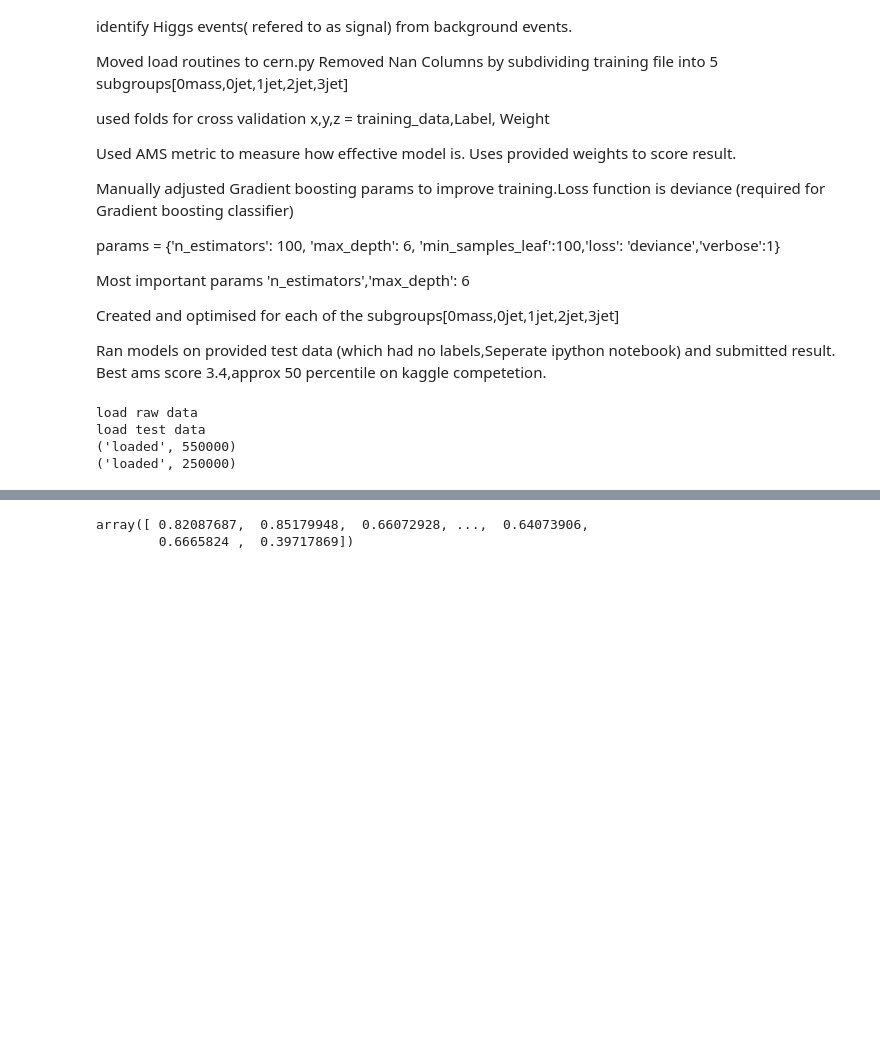
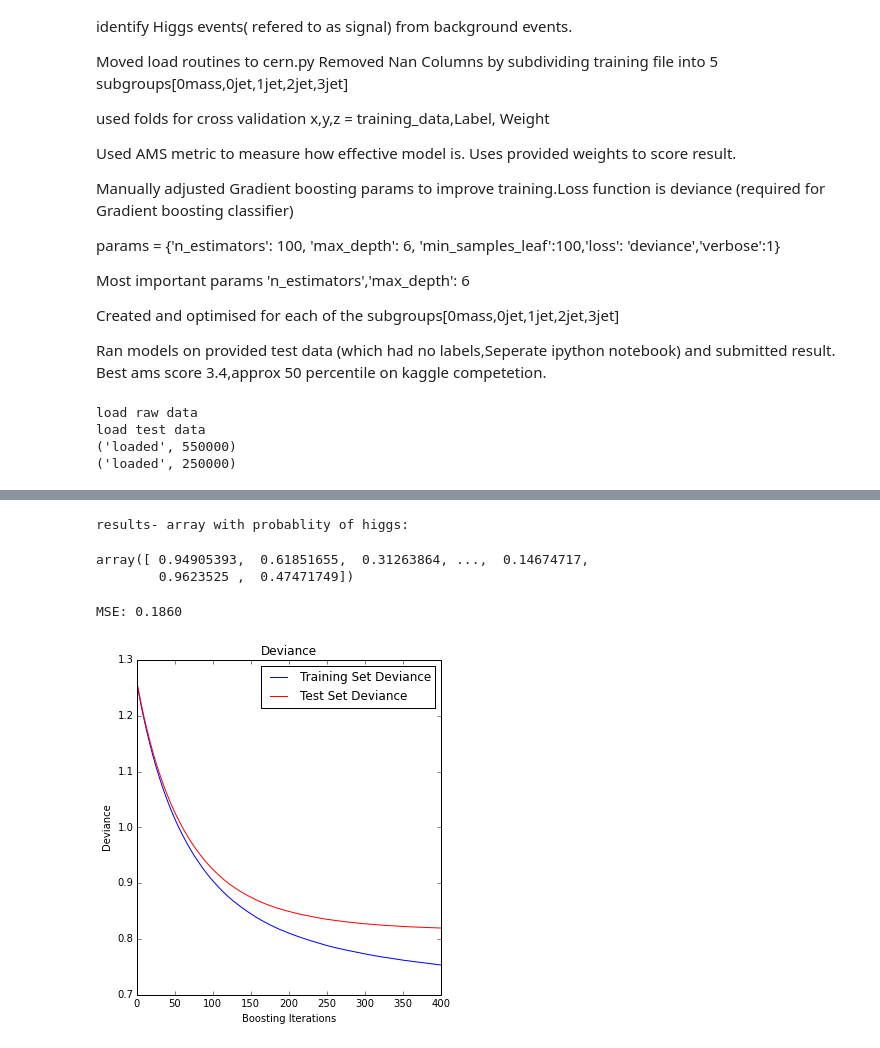
Before and after one commit to seamusoc/DataScience8_cern, a Jupyter notebook: cern_20.ipynb, the cells around one changed output, grey strips where cells are left out. Drawn from its saved outputs; the diff is of its cells as text; code cells hidden in the pictures; blank space fills up the shorter version.

```diff
--- a/cern_20.ipynb
+++ b/cern_20.ipynb
@@ -304,5 +307,34 @@ array([ 5.44637821,  6.24533269,  5.29600299, ...,  4.01951028,
-# %%
- x_result[:,0]
-# %% [output]
-array([ 0.82087687,  0.85179948,  0.66072928, ...,  0.64073906,
-        0.6665824 ,  0.39717869])
+# %%
+print 'results- array with probablity of higgs:'
+x_result[:,0]
+# %% [output]
+results- array with probablity of higgs:
+array([ 0.94905393,  0.61851655,  0.31263864, ...,  0.14674717,
+        0.9623525 ,  0.47471749])
+# %%
+import numpy as np
+# compute test set deviance
+test_score = np.zeros((params['n_estimators'],), dtype=np.float64)
+
+
+for i, y_pred in enumerate(clf.staged_decision_function(X_test)):
+    test_score[i] = clf.loss_(y_test, y_pred)
+
+plt.figure(figsize=(12, 6))
+plt.subplot(1, 2, 1)
+plt.title('Deviance')
+plt.plot(np.arange(params['n_estimators']) + 1, clf.train_score_, 'b-',
+         label='Training Set Deviance')
+plt.plot(np.arange(params['n_estimators']) + 1, test_score, 'r-',
+         label='Test Set Deviance')
+plt.legend(loc='upper right')
+plt.xlabel('Boosting Iterations')
+plt.ylabel('Deviance')
+mse = mean_squared_error(y_test, clf.predict(X_test))
+#r2 = r2_score(y_test, clf.predict(X_test))
+
+print("MSE: %.4f" % mse)
+#print("R2: %.4f" % r2)
+# %% [output]
+MSE: 0.1860
+[figure, added]
```
Also changed, not shown: parts of 17 cells of this notebook.
